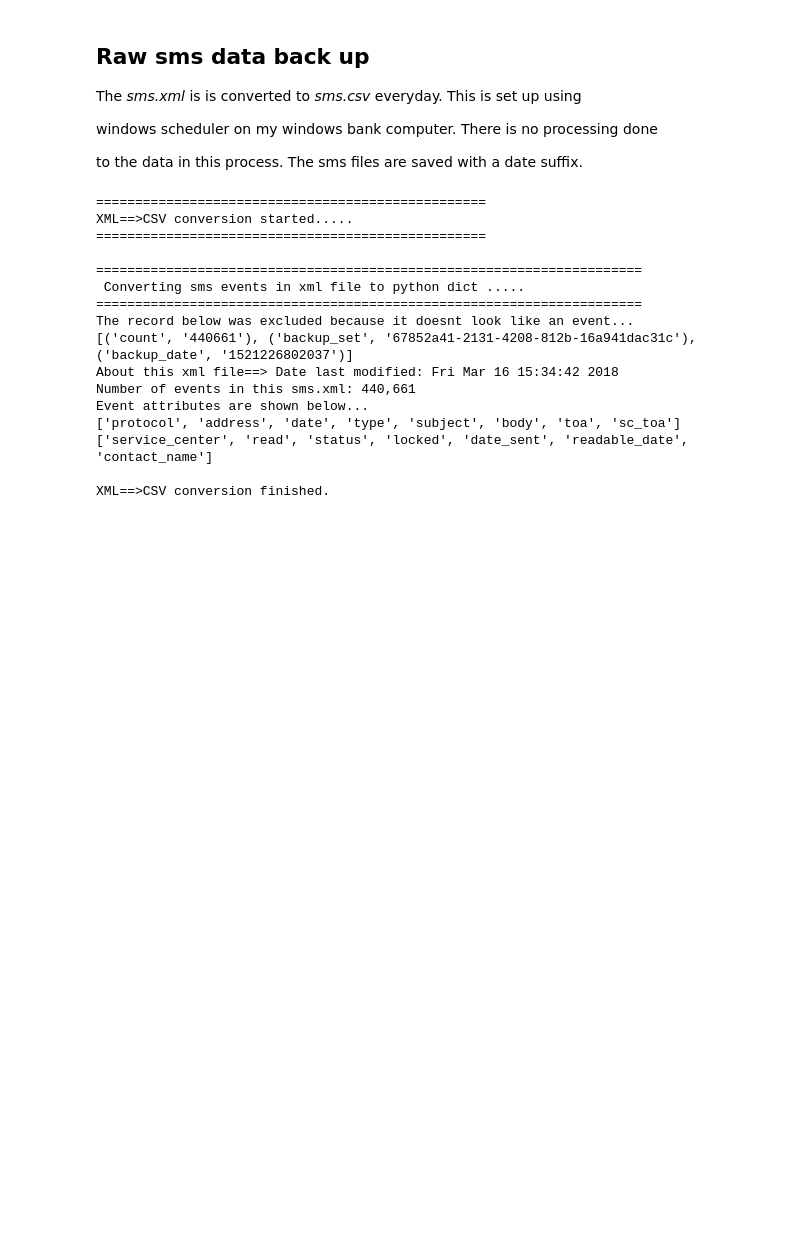
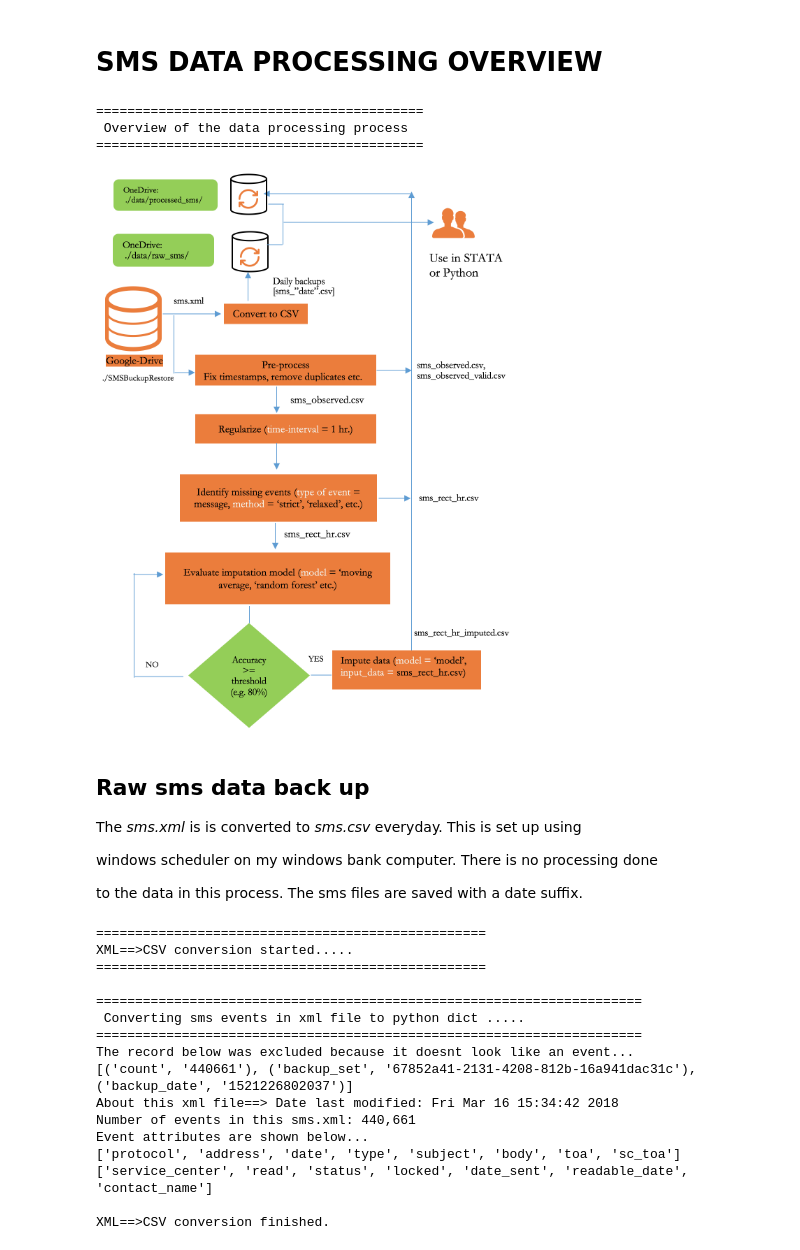
Before and after one commit to worldbank/smart-survey-boxes, a Jupyter notebook: code/analysis_scripts/datapreprocessing_walkthrough.ipynb, the cells around one changed output. Drawn from its saved outputs; the diff is of its cells as text; code cells hidden in the pictures; blank space fills up the shorter version.

Commit message:
updated documentation

```diff
--- a/code/analysis_scripts/datapreprocessing_walkthrough.ipynb
+++ b/code/analysis_scripts/datapreprocessing_walkthrough.ipynb
@@ -49,6 +61,19 @@ I do can be found in **./outputs_from_dunstan_data_processing**. All the data ar
 They are two other source folders to take note of:
 - **SharedGoogDrive/SMSBuckupRestore :** As everyone is aware, this contains the sms.xml file which is updated everyday
 - **SharedGoogDrive/smart-survey-boxes :** I shared this Google-Drive folder. It contains all the work I do. Specifically, the code I use is in the **./code**. This is the code which is being used to process the data, although the data is save in William OneDrive folder.
+# %% [markdown]
+# SMS DATA PROCESSING OVERVIEW
+# %%
+print('==========================================')
+print(' Overview of the data processing process')
+print('==========================================')
+Image(filename='/Users/dmatekenya/Google-Drive/worldbank/smart-survey-boxes/' +
+      'outputs/data-processing-documentation/dataprocessing_overview.png')
+# %% [output]
+==========================================
+ Overview of the data processing process
+==========================================
+[figure, added]
 # %%
 # set up environment
 data_folder, xml_folder, outputs_folder = None, None, None
```
Also changed, not shown: parts of 5 cells of this notebook, 5 other files.
